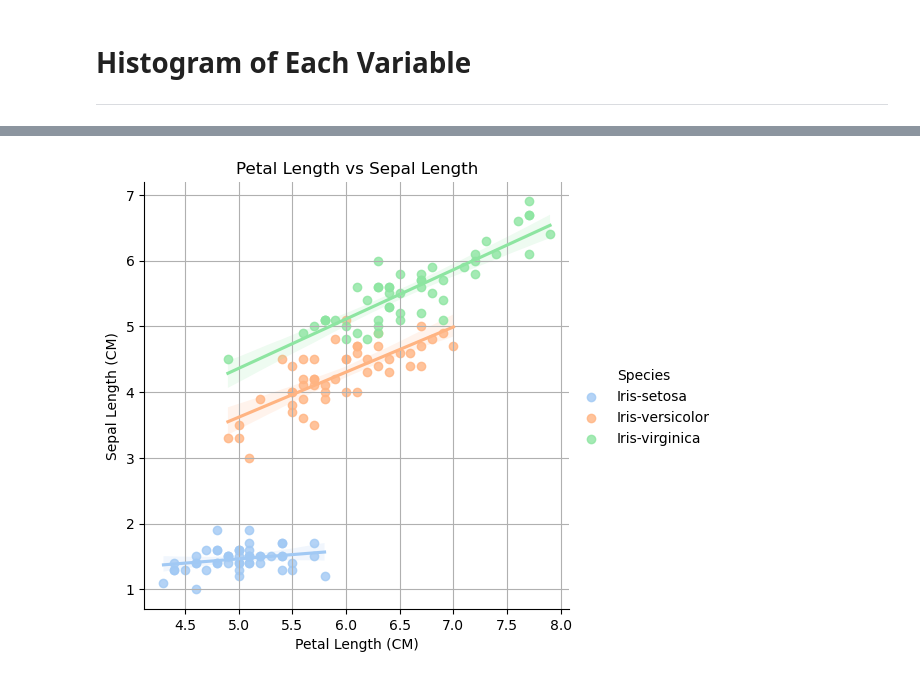
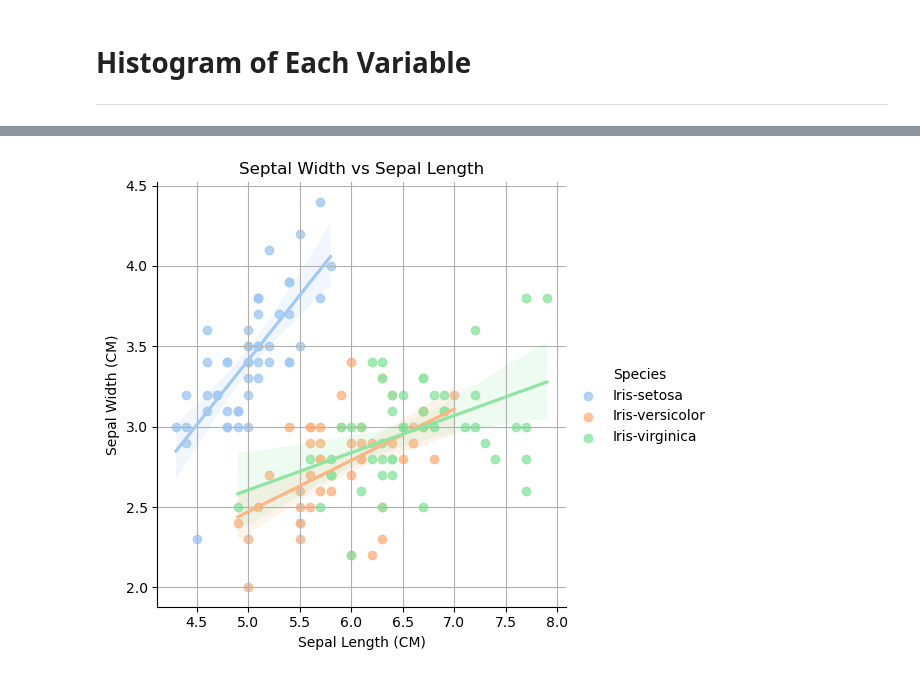
Before and after one commit to briannemcgrath/pands-project, a Jupyter notebook: analysis.ipynb, the cells around one changed output, grey strips where cells are left out. Cells and saved outputs as stored; diff of their text form; code cells hidden in the pictures.

Commit message:
Additional scatterplots, regplot, lmplot

```diff
--- a/analysis.ipynb
+++ b/analysis.ipynb
@@ -120,11 +133,11 @@ plt.show()
 # %%
 # lmplot seperated by Species
 
-sns.lmplot(x='SepalLengthCm', y='PetalLengthCm', data=df, hue='Species', palette='pastel')
-plt.title('Petal Length vs Sepal Length')
-plt.xlabel('Petal Length (CM)')
-plt.ylabel('Sepal Length (CM)')
+sns.lmplot(x='SepalLengthCm', y='SepalWidthCm', data=df, hue='Species', palette='pastel')
+plt.title('Septal Width vs Sepal Length')
+plt.xlabel('Sepal Length (CM)')
+plt.ylabel('Sepal Width (CM)')
 plt.grid()
 plt.show()
 # %% [output]
-[figure, old version]
+[figure, new version]
```
Also changed, not shown: parts of 9 cells of this notebook.
